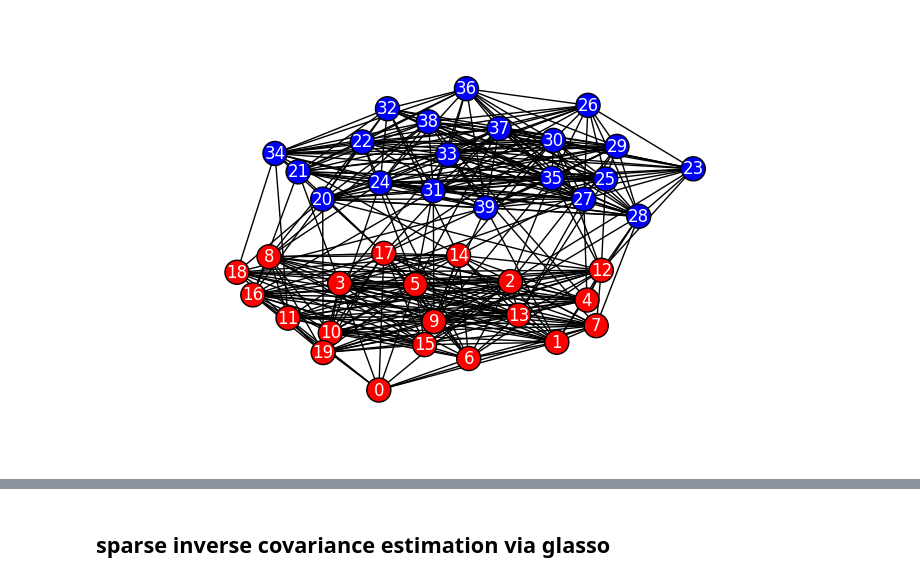
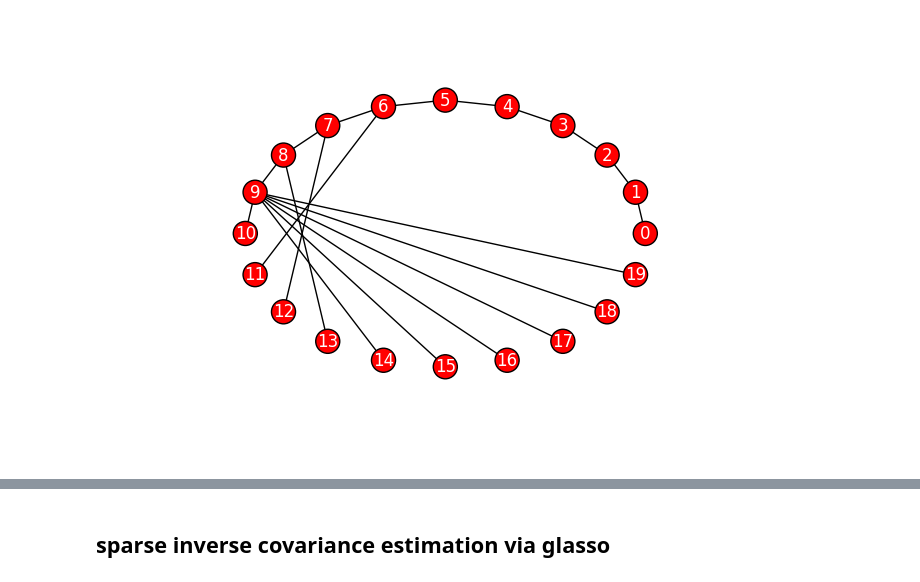
Before and after one commit to TianpeiLuke/LatNet, a Jupyter notebook: src/24022017_01.ipynb, the cells around one changed output, grey strips where cells are left out. Cells and saved outputs as stored; diff of their text form; code cells hidden in the pictures.

```diff
--- a/src/24022017_01.ipynb
+++ b/src/24022017_01.ipynb
@@ -18,9 +24,9 @@ from sklearn.linear_model import lars_path
 # %%
 from latent_signal_network import latent_signal_network as lsn
 # %%
-savefigure = False
+savefigure = True
 seed = 1000
-choice = 'partition'
+choice = 'tree'
 d = 12
 if choice == 'newman':
     size = 20
@@ -30,42 +36,42 @@ if choice == 'newman':
     LSN = lsn(size, prob, option)
     G0 = LSN.graph_build(size=size, prob=prob, option=option, save_fig=savefigure)
 elif choice == 'partition':
-    size = [20, 20]
-    prob = [0.8, 0.15]
+    size = [10, 10]
+    prob = [0.8, 0.1]
     option= {'seed': seed, 'node_dim': d, 'model': choice}
     option['cutoff_freq'] = 12
     LSN = lsn(size, prob, option)
     G0 = LSN.graph_build(size=size, prob=prob, option=option, save_fig=savefigure)
 elif choice == 'grid':
-    size = [4, 5]
+    size = [5, 5]
     prob = 0.6
     option= {'seed': seed, 'node_dim': d, 'model': choice}
     LSN = lsn(size, prob, option)
     G0 = LSN.graph_build(size=size, prob=prob, option=option)
 elif choice == 'binomial':
     size = 20
     prob = 0.18
 
     option= {'seed': seed, 'node_dim': d, 'model': choice}
     LSN = lsn(size, prob, option)
     G0 = LSN.graph_build(size=size, prob=prob, option=option)
 
 elif choice == 'tree':
     size = 20
     gamma = 3
     prob = 0
     option= {'seed': seed, 'node_dim': d, 'gamma': gamma ,'model': choice}
     option['cutoff_freq'] = 10
     LSN = lsn(size, prob, option)
     G0 = LSN.graph_build(size=size, prob=prob, option=option, save_fig=savefigure)
 
 elif choice == 'balanced_tree':
     size = 20
     prob = 0
     option= {'seed': seed, 'node_dim': d, 'model': choice}
     option['r'] = 2
     option['h'] = 3
     LSN = lsn(size, prob, option)
     G0 = LSN.graph_build(size=size, prob=prob, option=option, save_fig=savefigure)
 # %% [output]
-[figure, old version]
+[figure, new version]
```
Also changed, not shown: parts of 16 cells of this notebook, 4 other files.
